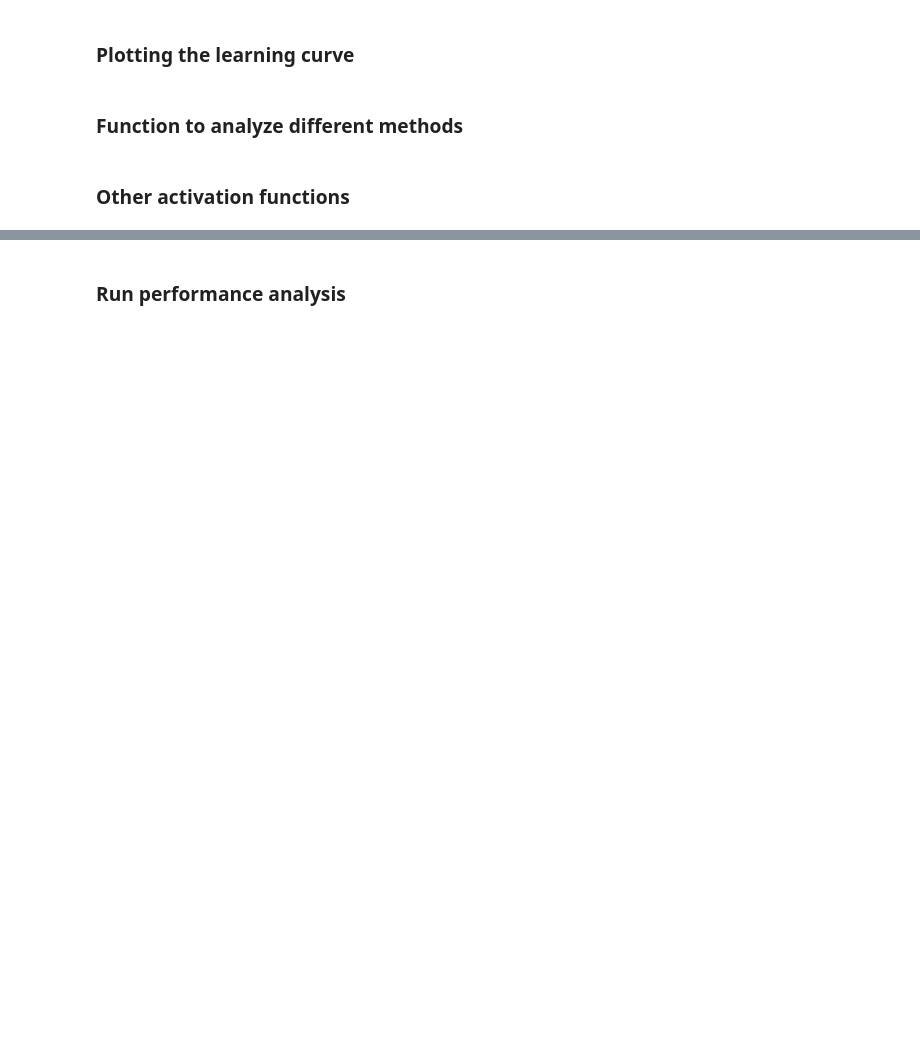
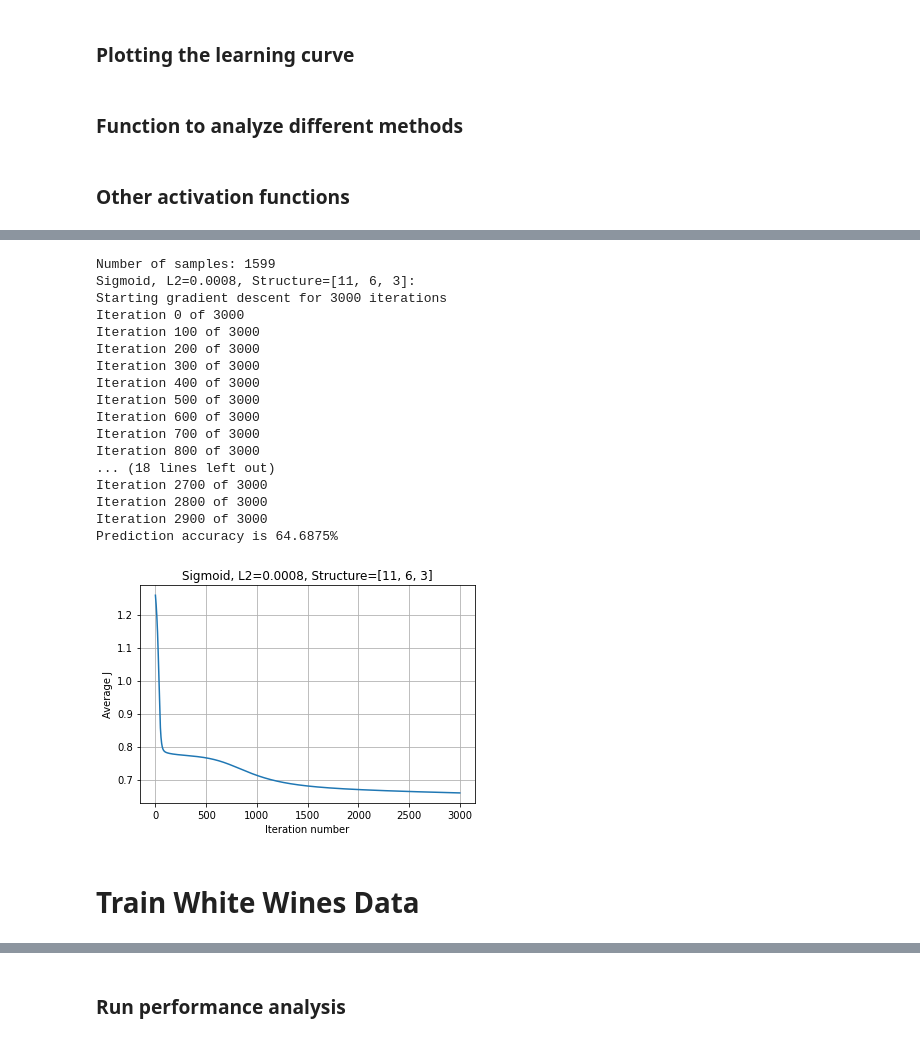
Before and after one commit to RoyLeviGit/ML_Final, a Jupyter notebook: Neural Network.ipynb, the cells around one changed output, grey strips where cells are left out. Cells and saved outputs as stored; diff of their text form; code cells hidden in the pictures; blank space fills up the shorter version.

Commit message:
Made it look better and got 64.6875% on red wines

```diff
--- a/Neural Network.ipynb
+++ b/Neural Network.ipynb
@@ -196,7 +139,7 @@ def train_nn(nn_structure, X, y, iter_num, act_func, act_func_deriv, l2_lambda=0
     avg_cost_func = []
     print('Starting gradient descent for {} iterations'.format(iter_num))
     while cnt < iter_num:
-        if cnt%1000 == 0:
+        if cnt%100 == 0:
             print('Iteration {} of {}'.format(cnt, iter_num))
         tri_W, tri_b = init_tri_values(nn_structure)
         avg_cost = 0
@@ -295,0 +233,21 @@ def soft_plus_deriv(z):
+# %%
+def train_neural_network(X_train, y_v_train, X_test, y_test, y_out_len):
+    print(f'Number of samples: {X_train.shape[0] + X_test.shape[0]}')
+    nn_structure = [X_train.shape[1], 6, y_out_len] # [11, 6, 3]
+    num_of_iterations = 3000
+    l2_lambda = 0.0008
+
+    nn_performance(f'Sigmoid, L2={l2_lambda}, Structure={nn_structure}', nn_structure, X_train, y_v_train, X_test, y_test, num_of_iterations, f, f_deriv, l2_lambda)
+# %%
+df_red = pd.read_csv('winequality-red.csv', sep=';')
+data_red = df_red.to_numpy()
+
+df_white = pd.read_csv('winequality-white.csv', sep=';')
+data_white = df_white.to_numpy()
+
+data_all = np.vstack((data_red, data_white))
+
+rs = r.RandomState(42)
+r.shuffle(data_red)
+r.shuffle(data_white)
+r.shuffle(data_all)
@@ -295,0 +256,2 @@ def soft_plus_deriv(z):
+# %%
+X_train, y_v_train, X_test, y_test, y_out_len = transform_and_split_data(data_red)
@@ -295,0 +276,23 @@ def soft_plus_deriv(z):
+# %%
+train_neural_network(X_train, y_v_train, X_test, y_test, y_out_len)
+# %% [output]
+Number of samples: 1599
+Sigmoid, L2=0.0008, Structure=[11, 6, 3]:
+Starting gradient descent for 3000 iterations
+Iteration 0 of 3000
+Iteration 100 of 3000
+Iteration 200 of 3000
+Iteration 300 of 3000
+Iteration 400 of 3000
+Iteration 500 of 3000
+Iteration 600 of 3000
+Iteration 700 of 3000
+Iteration 800 of 3000
+... (18 lines left out)
+Iteration 2700 of 3000
+Iteration 2800 of 3000
+Iteration 2900 of 3000
+Prediction accuracy is 64.6875%
+[figure, added]
+# %% [markdown]
+# Train White Wines Data
```
Also changed, not shown: parts of 29 cells of this notebook.
